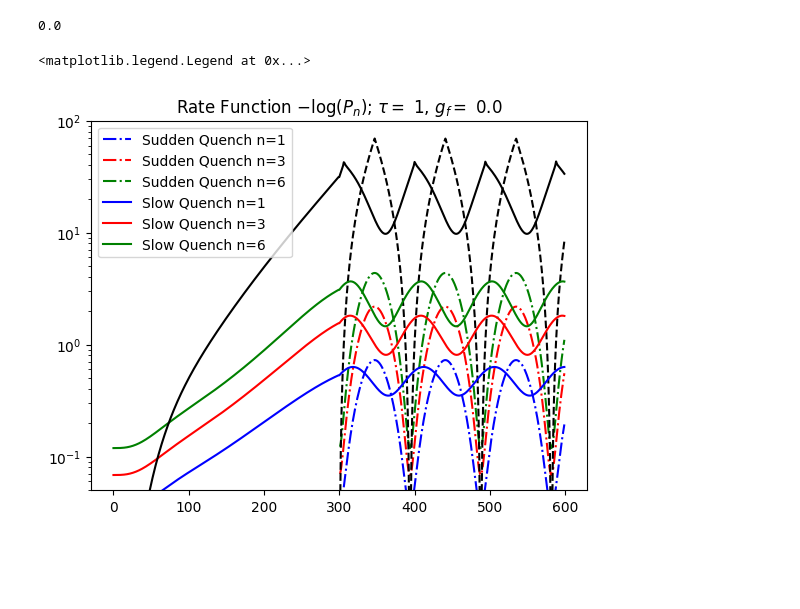
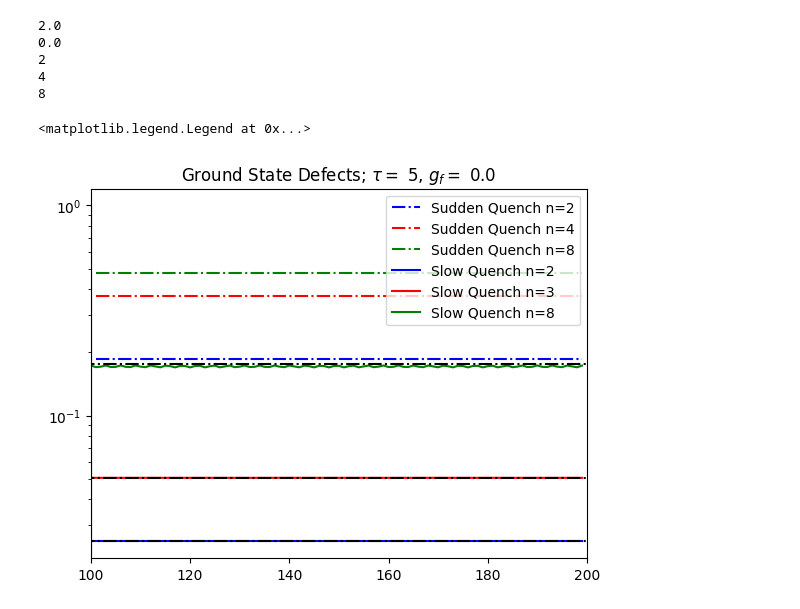
Before and after one commit to KristianMunnikhuis/subsystem_loschmidt_echo, a Jupyter notebook: scripts/0_quench_then_hold/quench_then_hold.ipynb, the cells around one changed output. Drawn from its saved outputs; the diff is of its cells as text; code cells hidden in the pictures; blank space fills up the shorter version.

Commit message:
Is QUench and Hold wrong? Let's find out!

```diff
--- a/scripts/0_quench_then_hold/quench_then_hold.ipynb
+++ b/scripts/0_quench_then_hold/quench_then_hold.ipynb
@@ -44,7 +44,7 @@ def evolve_mode(q, t0, tau, t_eval,alpha=1):
     V0 = la.eigh(BdG(q, g(t0, tau,alpha)))[1][:, 1]
     sol = solve_ivp(
         BdG_Evolution,
-        [t0, tau],
+        [t_eval[0], t_eval[-1]],
         V0,
         args=(tau, q,alpha),
         t_eval=t_eval,
@@ -54,7 +54,7 @@ def evolve_mode(q, t0, tau, t_eval,alpha=1):
         max_step=0.05
     )
     V1 = array([sol.y[0][-1],sol.y[1][-1]],dtype=complex)
-    t_eval2= np.linspace(t_eval[-1],t_eval[-1]+5,len(t_eval))
+    t_eval2= np.linspace(t_eval[-1],t_eval[-1]+5*tau,len(t_eval))
     #print(g(t_eval[-1],tau,alpha))
     sol2= solve_ivp(
         BdG_stationary_evolve,
@@ -74,7 +74,7 @@ def evolve_mode(q, t0, tau, t_eval,alpha=1):
 
 
 def landau_states(tau, L,alpha=1,ts=0):
-    N_timesteps = 300
+    N_timesteps = 100
     if ts==0:
         t0 = -tau
         tf = tau/2
@@ -83,7 +83,7 @@ def landau_states(tau, L,alpha=1,ts=0):
     n = np.arange(0, L // 2)
     k = (2 * n + 1) * pi / L
     t_eval = np.linspace(t0, tf, N_timesteps)
-    t_plot = np.concatenate( (t_eval, np.linspace(t_eval[-1],t_eval[-1]+5,len(t_eval))))
+    t_plot = np.concatenate( (t_eval, np.linspace(t_eval[-1],t_eval[-1]+5*tau,len(t_eval))))
     results = Parallel(n_jobs=-1, prefer="processes")(
         delayed(evolve_mode)(q, t0, tau, t_eval,alpha) for q in k
     )
@@ -100,10 +100 @@ def GroundStateOverlap(states):
     return array(overlaps)
-# %%
-dat=[]
-for s in states:
-
-    u0,v0,ki = states[0]
-    ui,vi,ki = s
-    dat.append( np.prod(np.abs(np.conj(u0)*ui+np.conj(v0)*vi)**2) )
-dat=array(dat)
-print(dat)
@@ -149,34 +102,39 @@ show()
 colors = ["blue","red","green"]
 # %%
 L = 100
-tau = .000001
+tau = .0000001
 
-ts = (-tau,tau)
+ts = (-1*tau,tau)
 gf = 1- ( ts[1]/tau)
+print(1-(ts[0]/tau))
 print(gf)
 states,t = landau_states(tau,L,ts=ts)
-ns = [1,3,6]
+ns = [2,4,8]
 for c,n in zip(colors,ns):
-    datx = array([(-log(zz.P_n(n,s))) for s in states])
+    print(n)
+    datx = array([1/2-(kz.P_n(n,s)) for s in states])
     plot(np.arange(len(t))[len(t)//2+1:],(datx)[len(t)//2+1:],label=f"Sudden Quench n={n}",ls="-.",color=c)
-plot(np.arange(len(t)),-log(GroundStateOverlap(states)),"--k")
+#plot(np.arange(len(t)),(GroundStateOverlap(states)) ,"--k")
 legend()
-L = 100
-tau = 1
-ts = (-tau,tau)
+tau = 5
+ts = (-1*tau,tau)
 
 states,t = landau_states(tau,L,ts=ts)
 for c,n in zip(colors,ns):
-    datx = array([-log(zz.P_n(n,s)) for s in states])
-    plot(np.arange(len(t)),(datx),label=f"Slow Quench n={n}",color=c)
-plot(np.arange(len(t)),-log(GroundStateOverlap(states)),color="black")
-#plt.vlines(len(t)/2,0,1,color="black")
+   datx = array([1/2-(kz.P_n(n,s)) for s in states])
+   plot(np.arange(len(t)),(datx),label=f"Slow Quench n={n}",color=c)
+   plt.hlines((n-1)/4/pi/sqrt(2*tau),0,10000,color="black",ls="-.")
+#plot(np.arange(len(t)),(GroundStateOverlap(states)) ,color="black")
+plt.vlines(len(t)/2,0,1,color="black")
+title(rf"Ground State Defects; $\tau = $ {tau}, $g_f = $ {gf}")
+xlim(len(t)//2,len(t))
 yscale("log")
-ylim(.05,100)
-title(rf"Rate Function $-\log (P_n)$; $\tau = $ {tau}, $g_f = $ {gf}")
-#xlim(200,400)
 legend()
 # %% [output]
+2.0
 0.0
+2
+4
+8
 <matplotlib.legend.Legend at 0x...>
-[figure, old version]
+[figure, new version]
```
Also changed, not shown: parts of 6 cells of this notebook.
